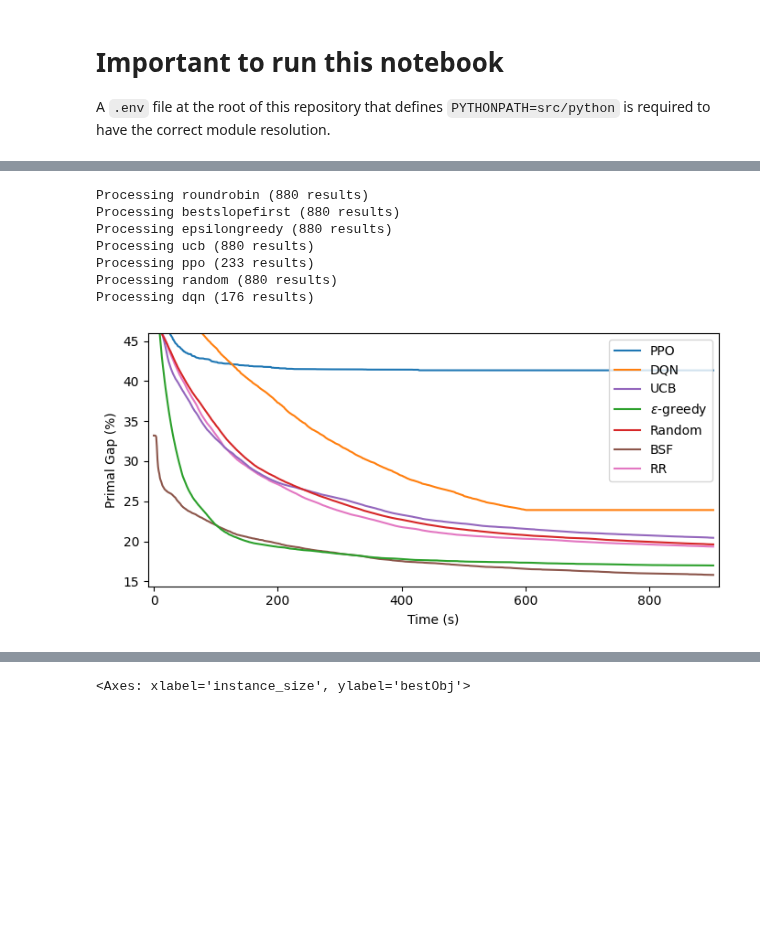
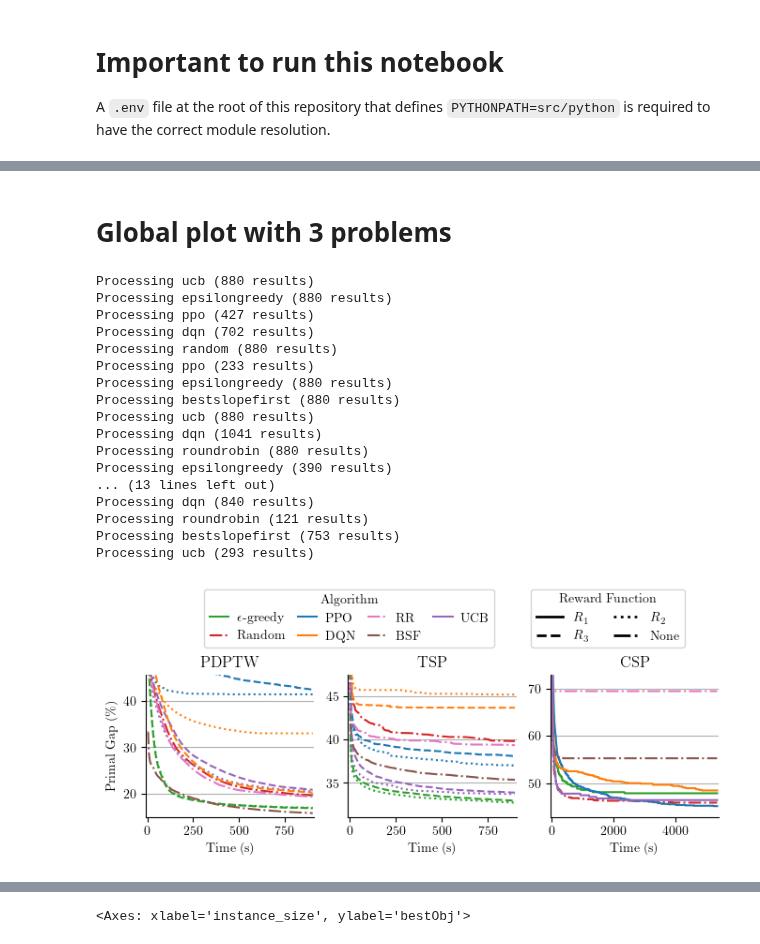
Before and after one commit to oscar-lib/LearningForOptimizing, a Jupyter notebook: plots.ipynb, the cells around one changed output, grey strips where cells are left out. Drawn from its saved outputs; the diff is of its cells as text; code cells hidden in the pictures; blank space fills up the shorter version.

Commit message:
Results

```diff
--- a/plots.ipynb
+++ b/plots.ipynb
@@ -144,15 +173,65 @@ df.height
+# %% [markdown]
+# Global plot with 3 problems
 # %%
-plt.figure(figsize=(7, 3.5))
-plot_by_bandit(df, metric="primal gap", x_axis="time", show_ci95=False)
-# plt.ylim(9500, 12500)
-plt.tight_layout()
-plt.show()
+from matplotlib.lines import Line2D
+
+figsize = (cm_to_inch(20), cm_to_inch(5))
+fig, axes = plt.subplots(1, 3, sharex=False, figsize=figsize)
+for i, problem in enumerate(("pdptw", "tsp", "csp_1h30")):
+    ax = axes[i]
+    df_problem = load(problem)
+    plot_by_bandit_and_reward(df_problem, ax=ax, metric="primal gap", x_axis="time", show_ci95=False, y_label=(i == 0))
+    # Remove the outer frame (spines)
+    ax.spines["top"].set_visible(False)
+    ax.spines["right"].set_visible(False)
+    # plt.ylim(9500, 12500)
+
+handles, labels = axes[-1].get_legend_handles_labels()
+legend_algo = fig.legend(
+    handles,
+    labels,
+    title="Algorithm",
+    bbox_to_anchor=(0.4, 1.38),
+    loc="upper center",
+    ncol=4,
+    handlelength=1.5,
+    columnspacing=1,
+    handletextpad=0.6,
+)
+
+lines = [Line2D([0], [0], color="black", lw=2, linestyle=LINE_STYLES[ls]) for ls in ["r2", "r1", "r3", "None"]]
+legend_rewards = fig.legend(
+    lines,
+    [r"$R_1$", r"$R_3$", r"$R_2$", "None"],
+    title="Reward Function",
+    loc="upper center",
+    ncol=2,
+    bbox_to_anchor=(0.75, 1.38),
+)
+
+
+fig.savefig(
+    "plot.pdf",
+    bbox_inches="tight",
+    bbox_extra_artists=(legend_algo, legend_rewards),  # helps some backends include the legend
+    pad_inches=0.05,
+)
 # %% [output]
+Processing ucb (880 results)
+Processing epsilongreedy (880 results)
+Processing ppo (427 results)
+Processing dqn (702 results)
+Processing random (880 results)
+Processing ppo (233 results)
+Processing epsilongreedy (880 results)
+Processing bestslopefirst (880 results)
+Processing ucb (880 results)
+Processing dqn (1041 results)
 Processing roundrobin (880 results)
-Processing bestslopefirst (880 results)
-Processing epsilongreedy (880 results)
-Processing ucb (880 results)
-Processing ppo (233 results)
-Processing random (880 results)
-Processing dqn (176 results)
+Processing epsilongreedy (390 results)
+... (13 lines left out)
+Processing dqn (840 results)
+Processing roundrobin (121 results)
+Processing bestslopefirst (753 results)
+Processing ucb (293 results)
-[figure, old version]
+[figure, new version]
```
Also changed, not shown: parts of 5 cells of this notebook, 5 other files.
